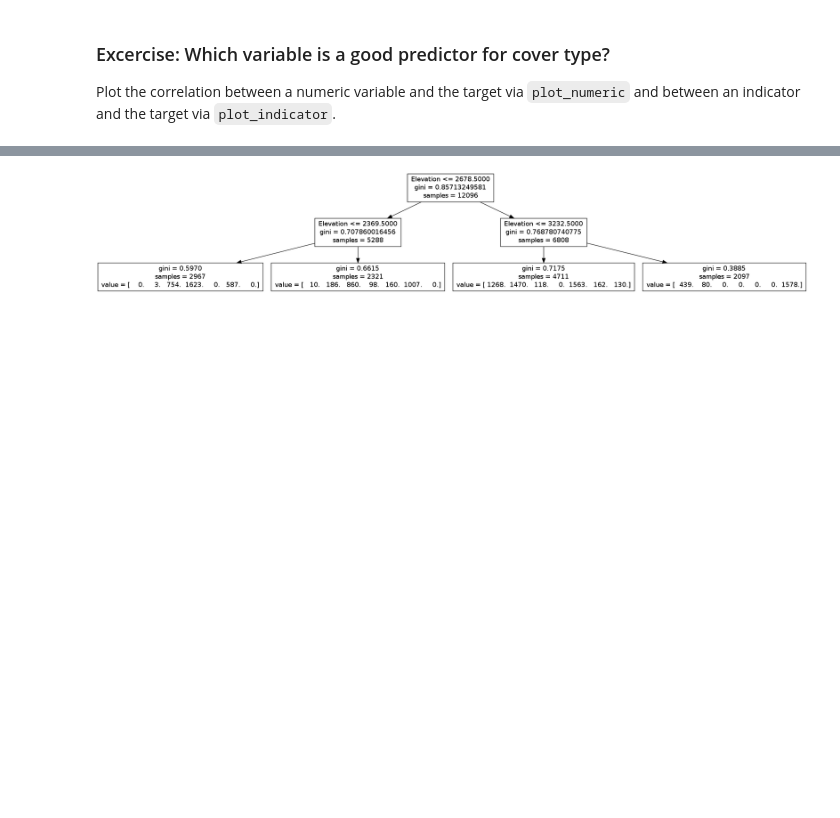
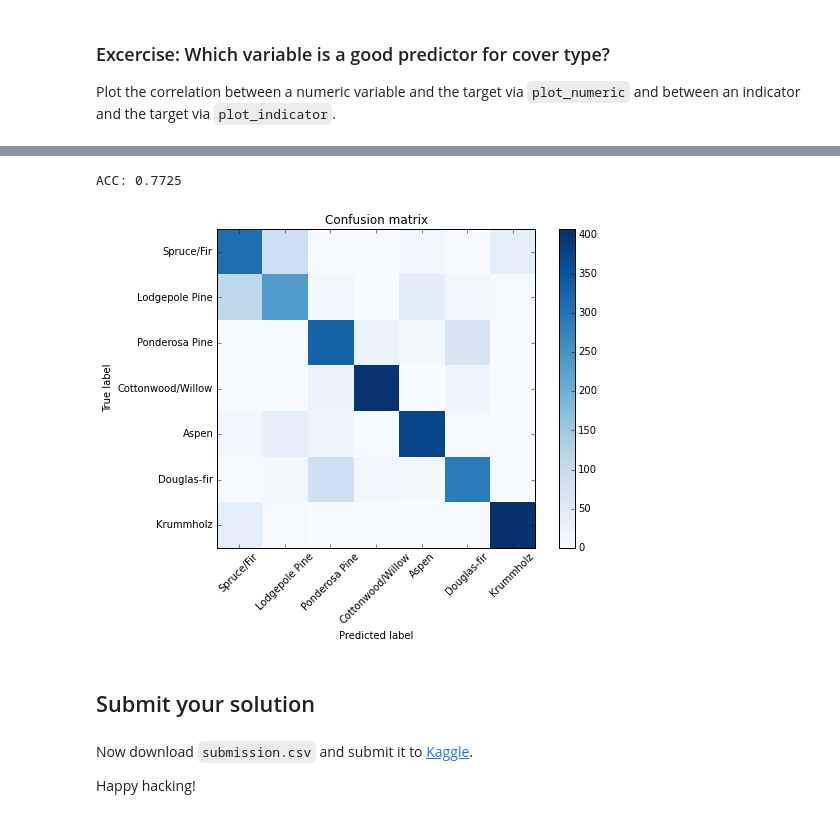
Before and after one commit to pprett/bitkom-2015-covertype, a Jupyter notebook: covertype.ipynb, the cells around one changed output, grey strips where cells are left out. Saved outputs shown, nothing was run; the diff lists cells and outputs as text; code cells hidden in the pictures; blank space fills up the shorter version.

```diff
--- a/covertype.ipynb
+++ b/covertype.ipynb
@@ -131,6 +136,8 @@ export_graphviz(cart, out_file='tree.dot', feature_names=feature_names, max_dept
-# %%
-Image(filename='tree.png')
-# %% [output]
-[figure, removed]
 # %%
-feature_names = filter(lambda c: c != 'Cover_Type', df.columns)
+feature_names = filter(lambda c: c not in ('Cover_Type', 'Id'), df.columns)
+cart = evaluate_dtree(feature_names, max_depth=None)
+# %% [output]
+ACC: 0.7725
+[figure, added]
+# %% [markdown]
+## Submit your solution
@@ -136,0 +159,4 @@ feature_names = filter(lambda c: c != 'Cover_Type', df.columns)
+# %% [markdown]
+Now download ``submission.csv`` and submit it to [Kaggle](http://www.kaggle.com/c/forest-cover-type-prediction/submissions/attach).
+
+Happy hacking!
```
Also changed, not shown: parts of 9 cells of this notebook.
